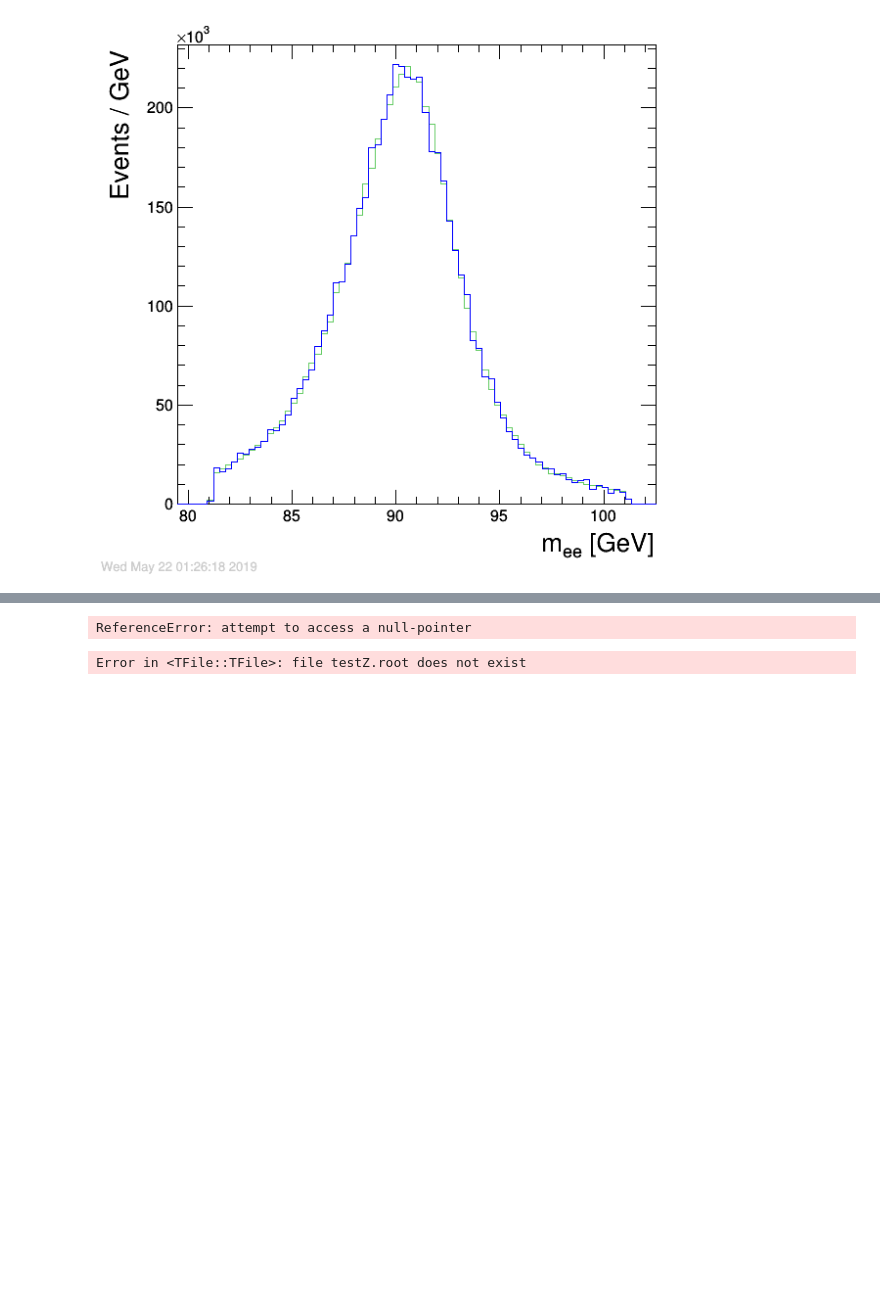
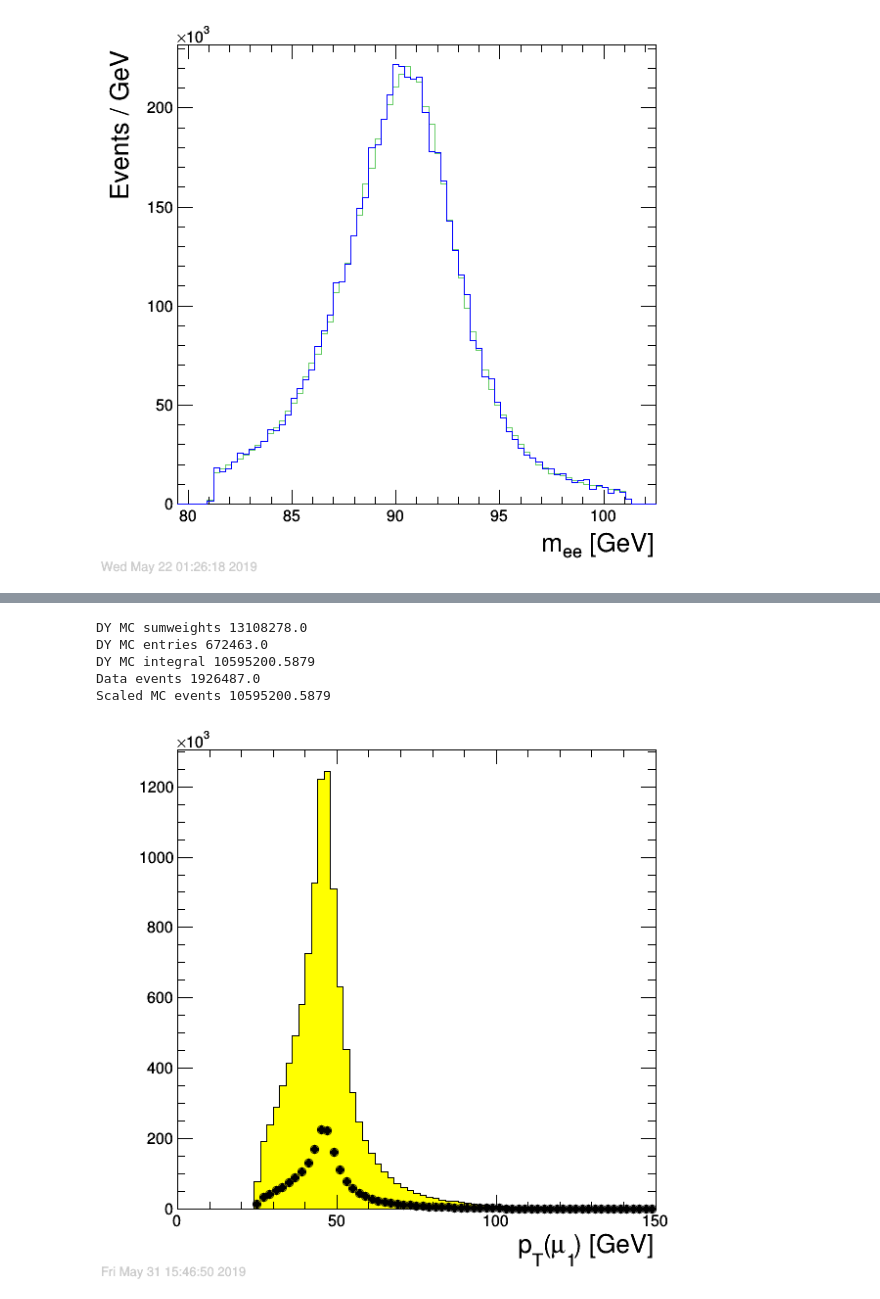
Before and after one commit to uhussain/VVAnalysis, a Jupyter notebook: Notebooks/ZSelectorTest.ipynb, the cells around one changed output, grey strips where cells are left out. Cells and saved outputs as stored; diff of their text form; code cells hidden in the pictures; blank space fills up the shorter version.

```diff
--- a/Notebooks/ZSelectorTest.ipynb
+++ b/Notebooks/ZSelectorTest.ipynb
@@ -280,15 +291,25 @@ Scaled MC events 11317523.473
 # %%
-rtfile = ROOT.TFile("testZ.root")
 hist_DY_ZMass_mm = ROOT.TH1D()
-hist_DY_ZMass_mm = rtfile.Get("DYm50/ZMass_mm").Clone()
+hist_DY_ZMass_mm = rtfile.Get("DYm50/ptl1_mm").Clone()
 hist_DY_ZMass_mm.SetFillColor(ROOT.kYellow)
 sumWeightsDY = rtfile.Get("DYm50/sumweights").Integral()
 hist_DY_ZMass_mm.Scale(DY_xsec*lumi/sumWeightsDY)
-print "sumweights", sumWeightsDY
-print "entries", hist_DY_ZMass_mm.GetEntries()
-print "integral", hist_DY_ZMass_mm.Integral()
+print "DY MC sumweights", sumWeightsDY
+print "DY MC entries", hist_DY_ZMass_mm.GetEntries()
+print "DY MC integral", hist_DY_ZMass_mm.Integral()
 hist_DY_ZMass_mm.Draw("hist")
+hist_dataDoubleMu_ZMass_mm = rtfile.Get("data_DoubleMuon_Run2016B-22Aug2018_ver2-v1/ptl1_mm")
+hist_dataDoubleMu_ZMass_mm.SetMarkerStyle(20)
+hist_dataDoubleMu_ZMass_mm.SetMarkerSize(1)
+hist_dataDoubleMu_ZMass_mm.SetMarkerColor(ROOT.kBlack)
+hist_dataDoubleMu_ZMass_mm.Draw("e1 same")
+print "Data events", hist_dataDoubleMu_ZMass_mm.Integral()
+print "Scaled MC events", hist_DY_ZMass_mm.Integral()
 canvas.Draw()
 # %% [output]
-ReferenceError: attempt to access a null-pointer
+DY MC sumweights 13108278.0
+DY MC entries 672463.0
+DY MC integral 10595200.5879
+Data events 1926487.0
+Scaled MC events 10595200.5879
-Error in <TFile::TFile>: file testZ.root does not exist
+[figure, added]
```
Also changed, not shown: parts of 4 cells of this notebook, 2 other files.
